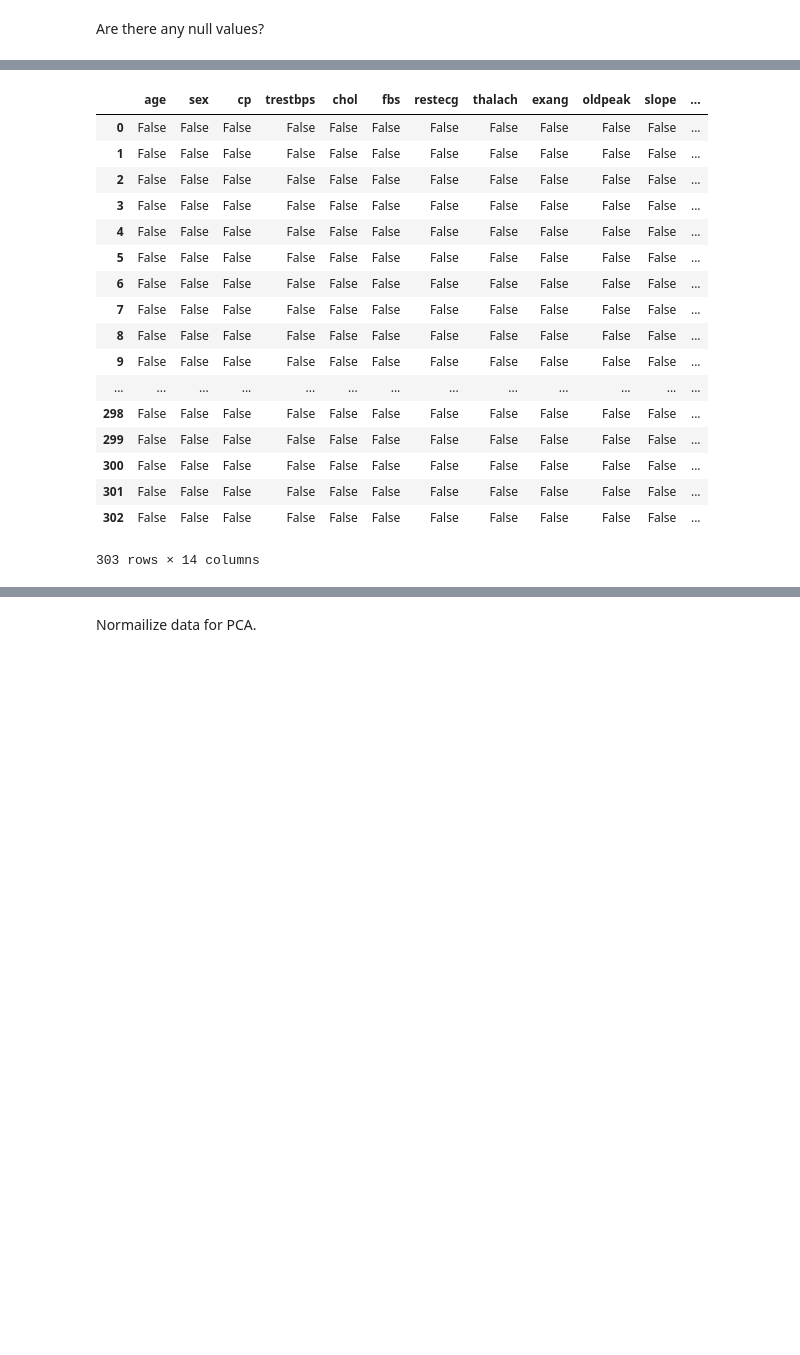
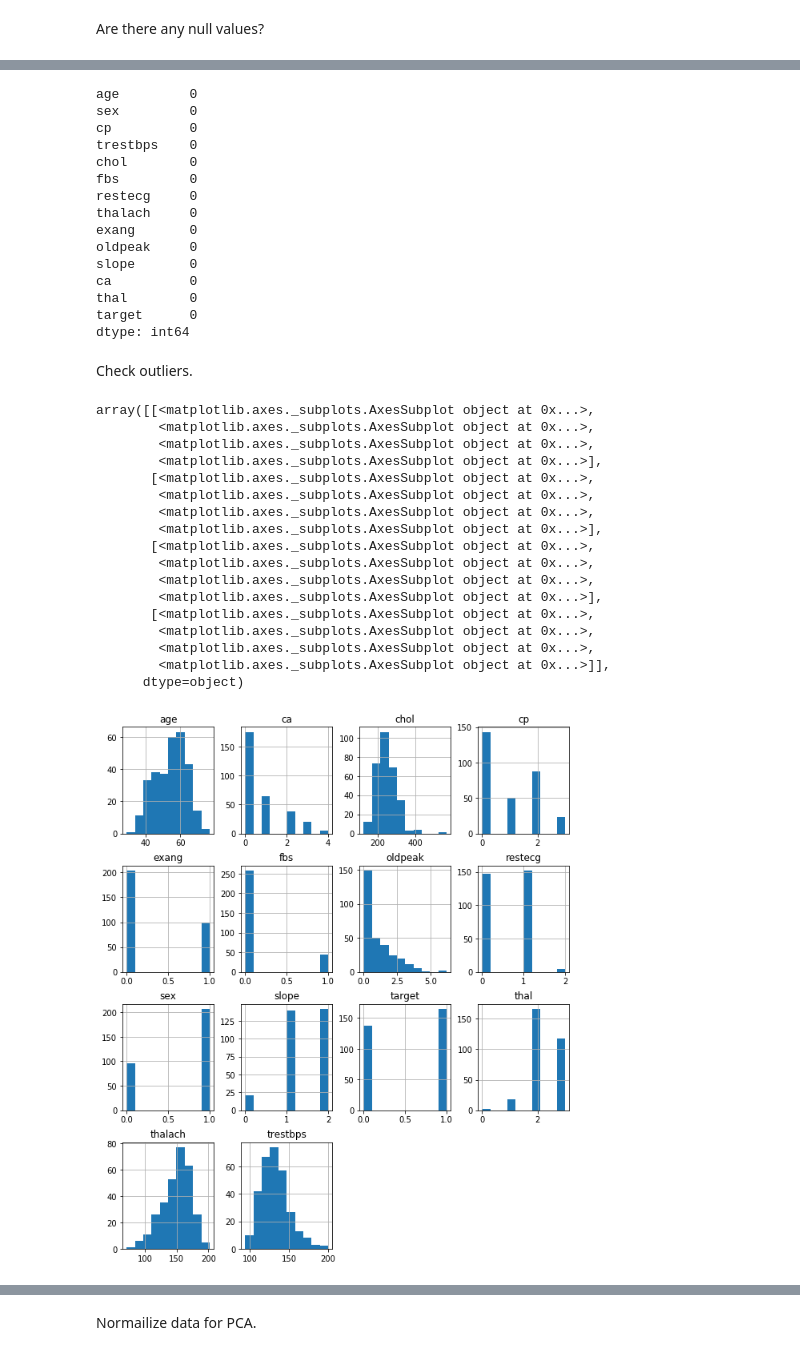
Before and after one commit to emilyallison18/heart_project, a Jupyter notebook: Heart_Data_Analysis_Notebook.ipynb, the cells around one changed output, grey strips where cells are left out. Cells and saved outputs as stored; diff of their text form; code cells hidden in the pictures; blank space fills up the shorter version.

```diff
--- a/Heart_Data_Analysis_Notebook.ipynb
+++ b/Heart_Data_Analysis_Notebook.ipynb
@@ -149,21 +171,41 @@ Are there any null values?
 # %%
-heart_data.isnull()
+heart_data.isnull().sum()
 # %% [output]
-|  | age | sex | cp | trestbps | chol | fbs | restecg | thalach | exang | oldpeak | slope | ... |
-| 0 | False | False | False | False | False | False | False | False | False | False | False | ... |
-| 1 | False | False | False | False | False | False | False | False | False | False | False | ... |
-| 2 | False | False | False | False | False | False | False | False | False | False | False | ... |
-| 3 | False | False | False | False | False | False | False | False | False | False | False | ... |
-| 4 | False | False | False | False | False | False | False | False | False | False | False | ... |
-| 5 | False | False | False | False | False | False | False | False | False | False | False | ... |
-| 6 | False | False | False | False | False | False | False | False | False | False | False | ... |
-| 7 | False | False | False | False | False | False | False | False | False | False | False | ... |
-| 8 | False | False | False | False | False | False | False | False | False | False | False | ... |
-| 9 | False | False | False | False | False | False | False | False | False | False | False | ... |
-| ... | ... | ... | ... | ... | ... | ... | ... | ... | ... | ... | ... | ... |
-| 298 | False | False | False | False | False | False | False | False | False | False | False | ... |
-| 299 | False | False | False | False | False | False | False | False | False | False | False | ... |
-| 300 | False | False | False | False | False | False | False | False | False | False | False | ... |
-| 301 | False | False | False | False | False | False | False | False | False | False | False | ... |
-| 302 | False | False | False | False | False | False | False | False | False | False | False | ... |
-303 rows × 14 columns
+age         0
+sex         0
+cp          0
+trestbps    0
+chol        0
+fbs         0
+restecg     0
+thalach     0
+exang       0
+oldpeak     0
+slope       0
+ca          0
+thal        0
+target      0
+dtype: int64
+# %% [markdown]
+Check outliers.
+# %%
+heart_data.hist(figsize= (10,12))
+# %% [output]
+array([[<matplotlib.axes._subplots.AxesSubplot object at 0x...>,
+        <matplotlib.axes._subplots.AxesSubplot object at 0x...>,
+        <matplotlib.axes._subplots.AxesSubplot object at 0x...>,
+        <matplotlib.axes._subplots.AxesSubplot object at 0x...>],
+       [<matplotlib.axes._subplots.AxesSubplot object at 0x...>,
+        <matplotlib.axes._subplots.AxesSubplot object at 0x...>,
+        <matplotlib.axes._subplots.AxesSubplot object at 0x...>,
+        <matplotlib.axes._subplots.AxesSubplot object at 0x...>],
+       [<matplotlib.axes._subplots.AxesSubplot object at 0x...>,
+        <matplotlib.axes._subplots.AxesSubplot object at 0x...>,
+        <matplotlib.axes._subplots.AxesSubplot object at 0x...>,
+        <matplotlib.axes._subplots.AxesSubplot object at 0x...>],
+       [<matplotlib.axes._subplots.AxesSubplot object at 0x...>,
+        <matplotlib.axes._subplots.AxesSubplot object at 0x...>,
+        <matplotlib.axes._subplots.AxesSubplot object at 0x...>,
+        <matplotlib.axes._subplots.AxesSubplot object at 0x...>]],
+      dtype=object)
+[figure, added]
```
Also changed, not shown: parts of 10 cells of this notebook.
